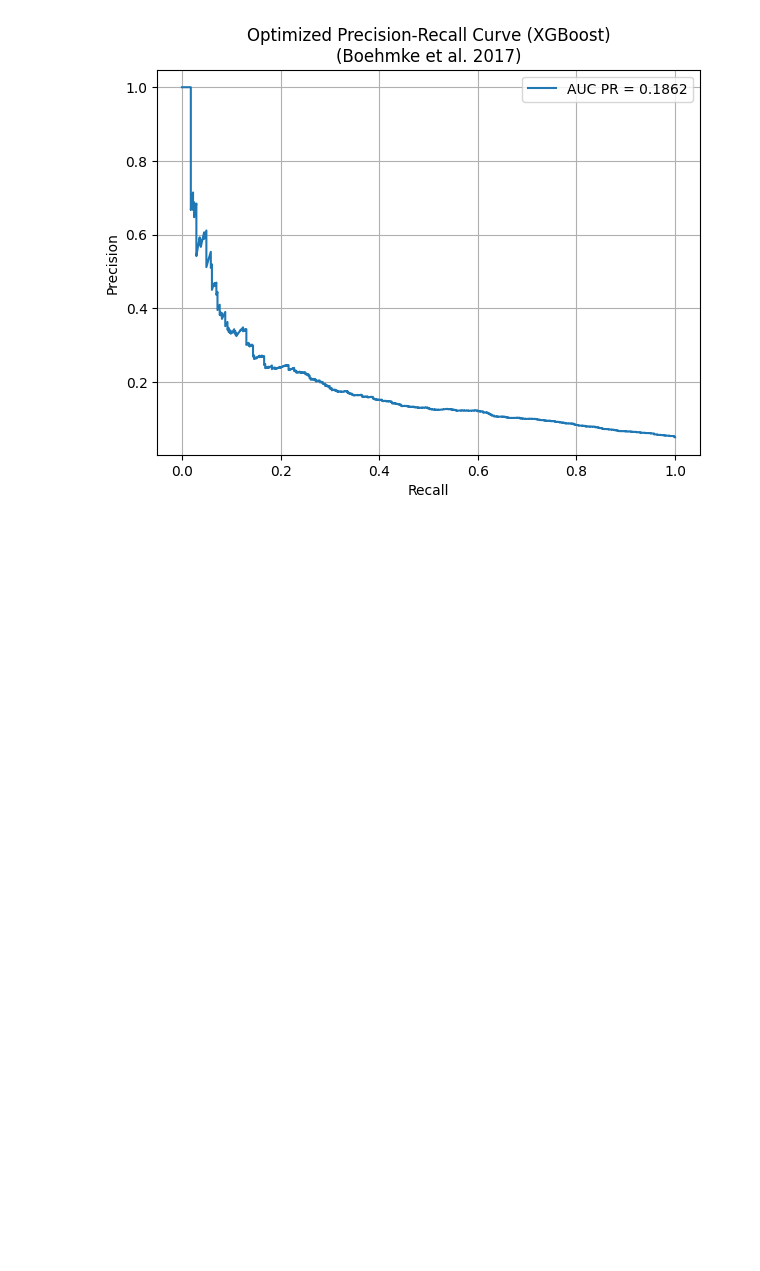
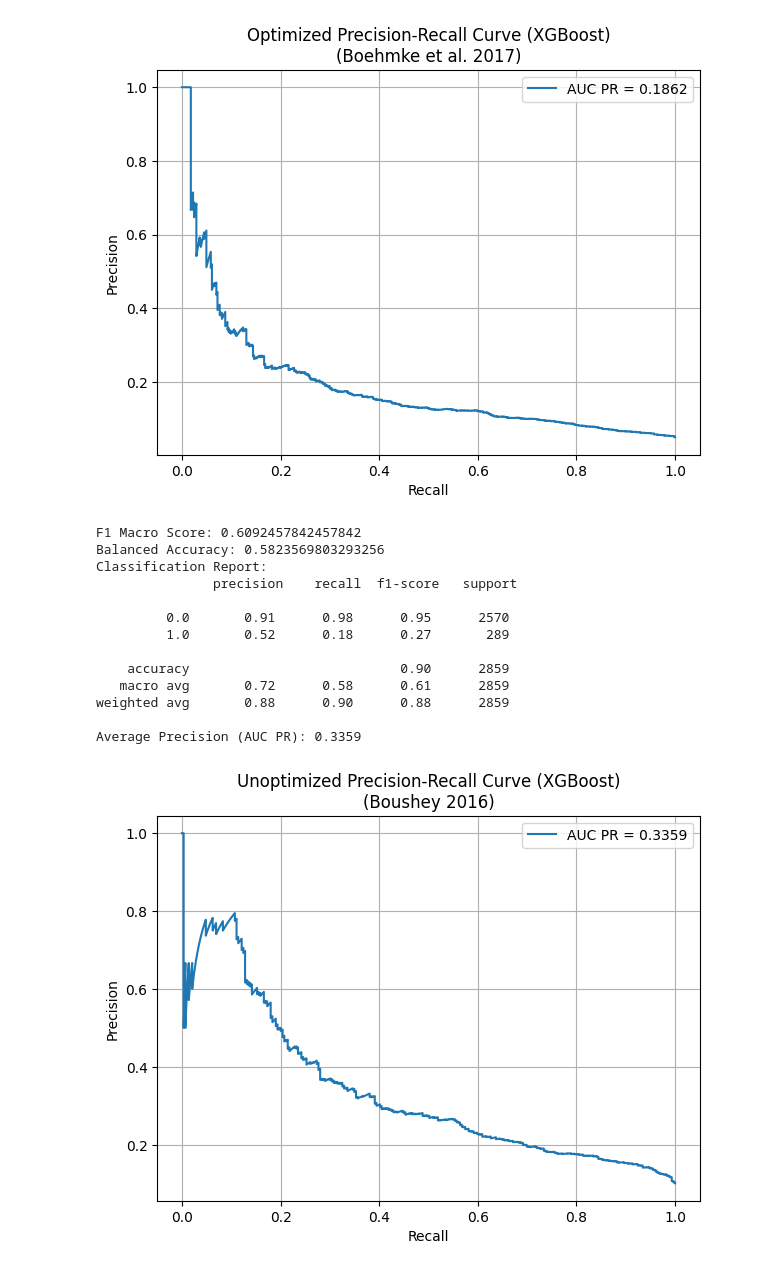
Before and after one commit to nhemauer/Pred-Diffusion-2025, a Jupyter notebook: xgboost.ipynb, the cells around one changed output. Drawn from its saved outputs; the diff is of its cells as text; code cells hidden in the pictures; blank space fills up the shorter version.

```diff
--- a/xgboost.ipynb
+++ b/xgboost.ipynb
@@ -192,0 +218,57 @@ Average Precision (AUC PR): 0.1862
+# %%
+### Boushey 2016 XGBoost (No Optimization)
+
+# Fit
+xgb = XGBClassifier(random_state = 1337, use_label_encoder = False, n_jobs = -1)
+
+start_time = time.time()
+xgb.fit(X_train_scaled, y_train)
+end_time = time.time()
+
+# Predict
+y_pred = xgb.predict(X_test_scaled)
+
+# Eval Statistics
+f1_macro = f1_score(y_test, y_pred, average = 'macro')
+balanced_acc = balanced_accuracy_score(y_test, y_pred)
+report = classification_report(y_test, y_pred)
+
+print(f"F1 Macro Score: {f1_macro}")
+print(f"Balanced Accuracy: {balanced_acc}")
+print("Classification Report:\n", report)
+
+# Get predicted probabilities for the positive class
+y_scores = xgb.predict_proba(X_test_scaled)[:, 1]
+
+# Compute average precision (AUC PR)
+ap_score = average_precision_score(y_test, y_scores)
+print(f"Average Precision (AUC PR): {ap_score:.4f}")
+
+# Compute precision-recall curve
+precision, recall, thresholds = precision_recall_curve(y_test, y_scores)
+
+# Plot the PR curve
+plt.figure(figsize = (7, 5))
+plt.plot(recall, precision, label = f'AUC PR = {ap_score:.4f}')
+plt.xlabel('Recall')
+plt.ylabel('Precision')
+plt.title('Unoptimized Precision-Recall Curve (XGBoost)\n(Boushey 2016)')
+plt.legend()
+plt.grid(True)
+plt.savefig('figures/boushey2016/unoptimized_xgboost_boushey.png', dpi = 300, bbox_inches = 'tight')
+plt.show()
+# %% [output]
+F1 Macro Score: 0.6092457842457842
+Balanced Accuracy: 0.5823569803293256
+Classification Report:
+               precision    recall  f1-score   support
+
+         0.0       0.91      0.98      0.95      2570
+         1.0       0.52      0.18      0.27       289
+
+    accuracy                           0.90      2859
+   macro avg       0.72      0.58      0.61      2859
+weighted avg       0.88      0.90      0.88      2859
+
+Average Precision (AUC PR): 0.3359
+[figure, added]
```
Also changed, not shown: parts of 3 cells of this notebook, 9 other files.
